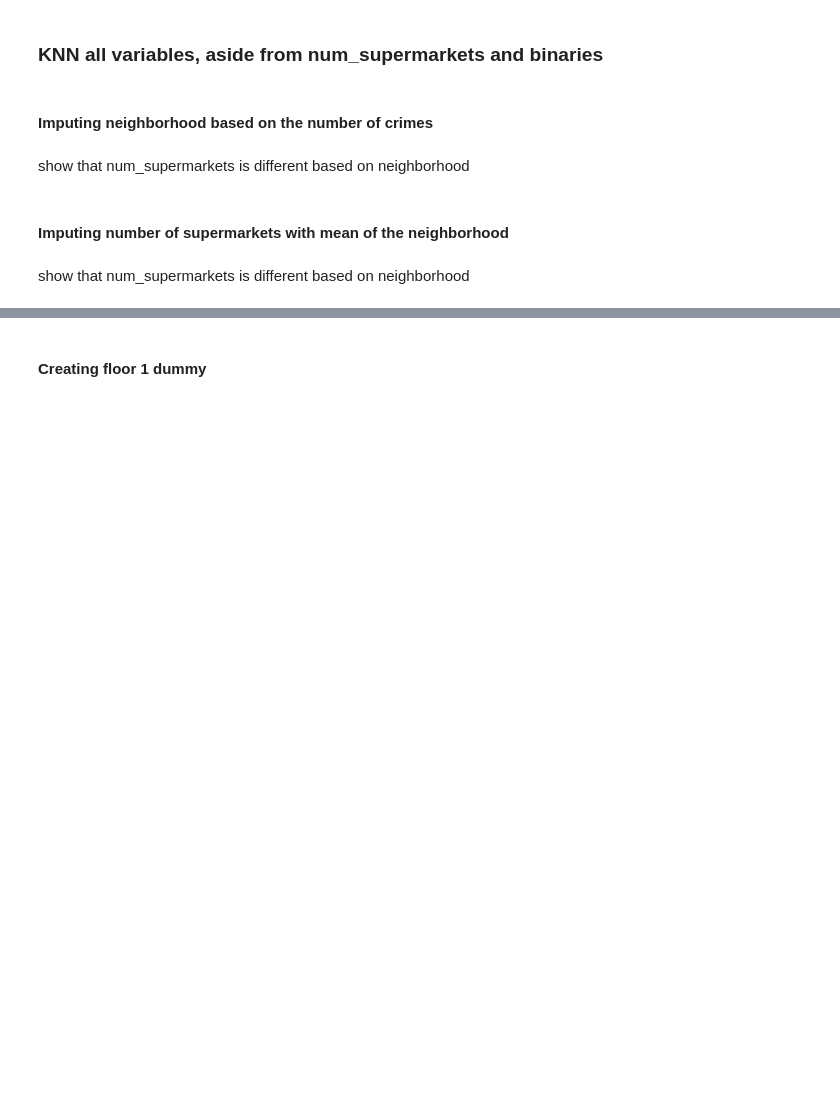
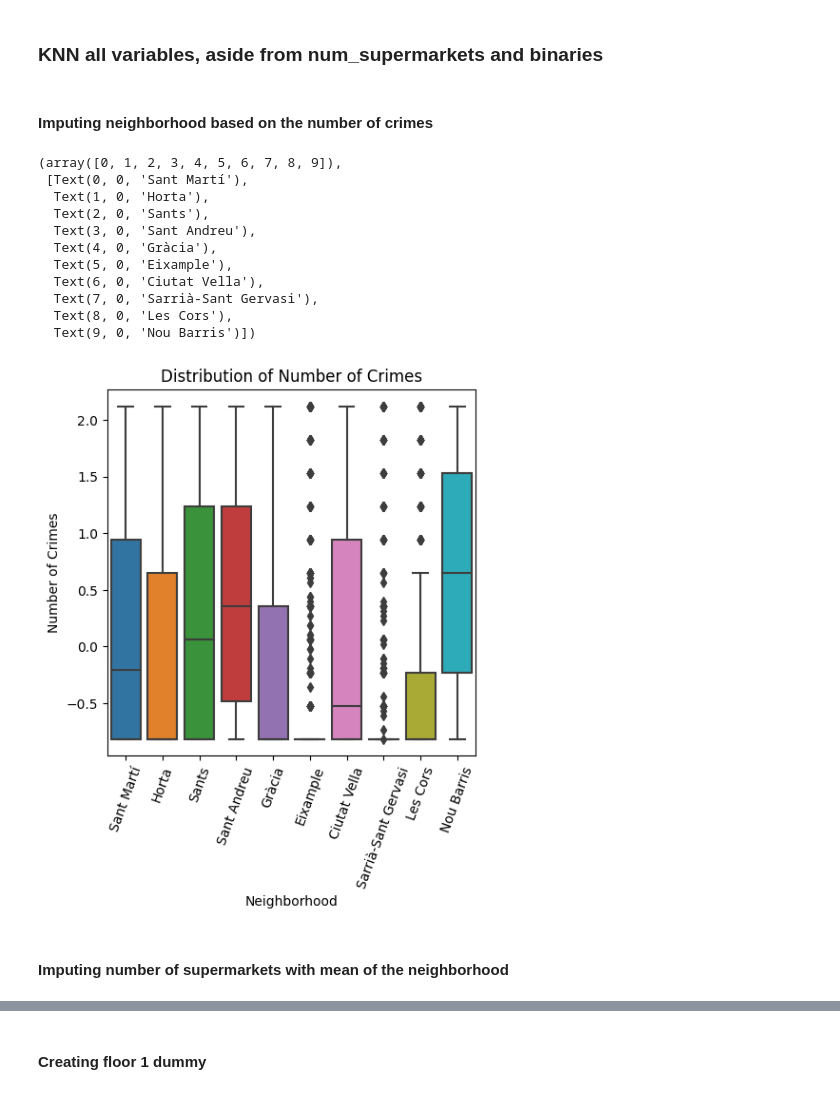
Before and after one commit to ollie-gats/ML_house_price_prediction_project, a Jupyter notebook: improved_method_Vanessa.ipynb, the cells around one changed output, grey strips where cells are left out. Cells and saved outputs as stored; diff of their text form; code cells hidden in the pictures; blank space fills up the shorter version.

Commit message:
fixing error, adding graphs to justify decision

```diff
--- a/improved_method_Vanessa.ipynb
+++ b/improved_method_Vanessa.ipynb
@@ -230,0 +218,19 @@ KeyError: 'orientation'
+# %%
+print(df['orientation'].value_counts())
+# change orientation 'soxth' to 'south'
+df['orientation'].replace('soxth', 'south')
+
+print(df['orientation'].isna().sum())
+# missing values need to be filled, KNN only works with numerical values -> map orientations to numbers for KNN
+
+def convert_orientation(orientation):
+    mapping = {"north": 1, "east": 2, "south": 3, "west": 4}
+
+    if pd.notna(orientation):
+        return mapping.get(orientation)
+    else:
+        return np.nan
+
+
+# Map the function to the 'Direction' column to create a new column with numerical values
+df['orientation'] = df['orientation'].map(convert_orientation)
@@ -279,11 +269,24 @@ def imputing_missing(impute_df, vars_to_impute):
     impute_df[vars_to_impute] = standardizer.inverse_transform(df[vars_to_impute])
     return impute_df
 
-vars_to_impute = ['num_rooms', 'num_baths', 'square_meters', 'num_crimes', 'floor', 'has_ac', 'accepts_pets', 'is_furnished', 'has_pool', 'orientation_encoded']
+vars_to_impute = ['num_rooms', 'num_baths', 'square_meters', 'year_built', 'num_crimes', 'floor', 'has_ac', 'accepts_pets', 'is_furnished', 'has_pool', 'orientation']
 df = imputing_missing(df, vars_to_impute)
 # %%
 # Re-standardising variables
-to_standardize = ['num_rooms', 'num_baths', 'square_meters', 'year_built', 'num_crimes', 'floor']
+to_standardize = ['num_rooms', 'num_baths', 'square_meters', 'year_built', 'num_crimes']
 
 for i in to_standardize:
     df[i] = (df[i] - np.mean(df[i])) / np.std(df[i])
+# %%
+# transforming column orientation by one_hot_encoding to get rid of current ordinality for price prediction
+print(df['orientation'].value_counts())
+
+# round values to get "caregories" back
+df['orientation'] = round(df['orientation'],0)
+
+# remapping for easier One-hot-encoding
+mapping = {1: "north", 2: "east", 3: "south", 4:"west"}
+
+df['orientation'] = [mapping[value] for value in df['orientation']]
+
+df = pd.get_dummies(df, columns=['orientation'], prefix=['orient']).reset_index(drop=True)
@@ -301,6 +342,26 @@ for i in to_standardize:
 #     df[var] = imputed_df[var]
 # %% [markdown]
 #### Imputing neighborhood based on the number of crimes
-# %% [markdown]
-show that num_supermarkets is different based on neighborhood
+# %%
+# 200 missing values in neighborhood need to be filled. First guess: neughborhoods differ by num_crimes
+
+plt.figure(figsize=(5, 5))
+sns.boxplot(data = df, x ='neighborhood', y = 'num_crimes')
+plt.title('Distribution of Number of Crimes')
+plt.xlabel('Neighborhood')
+plt.ylabel('Number of Crimes')
+plt.xticks(rotation=70)
+# %% [output]
+(array([0, 1, 2, 3, 4, 5, 6, 7, 8, 9]),
+ [Text(0, 0, 'Sant Martí'),
+  Text(1, 0, 'Horta'),
+  Text(2, 0, 'Sants'),
+  Text(3, 0, 'Sant Andreu'),
+  Text(4, 0, 'Gràcia'),
+  Text(5, 0, 'Eixample'),
+  Text(6, 0, 'Ciutat Vella'),
+  Text(7, 0, 'Sarrià-Sant Gervasi'),
+  Text(8, 0, 'Les Cors'),
+  Text(9, 0, 'Nou Barris')])
+[figure, added]
 # %%
@@ -331,5 +394,3 @@ def impute_neighborhood(row):
 df['neighborhood'] = df.apply(impute_neighborhood, axis=1)
 # %% [markdown]
 #### Imputing number of supermarkets with mean of the neighborhood
-# %% [markdown]
-show that num_supermarkets is different based on neighborhood
```
Also changed, not shown: parts of 29 cells of this notebook.
